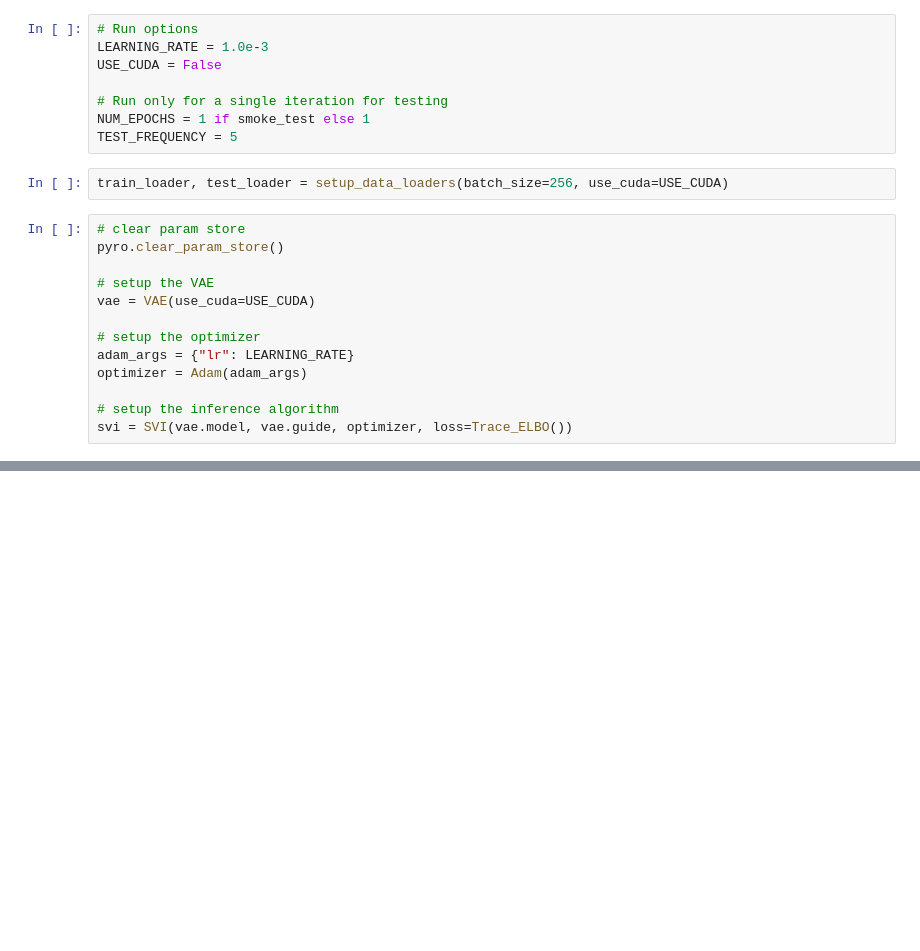
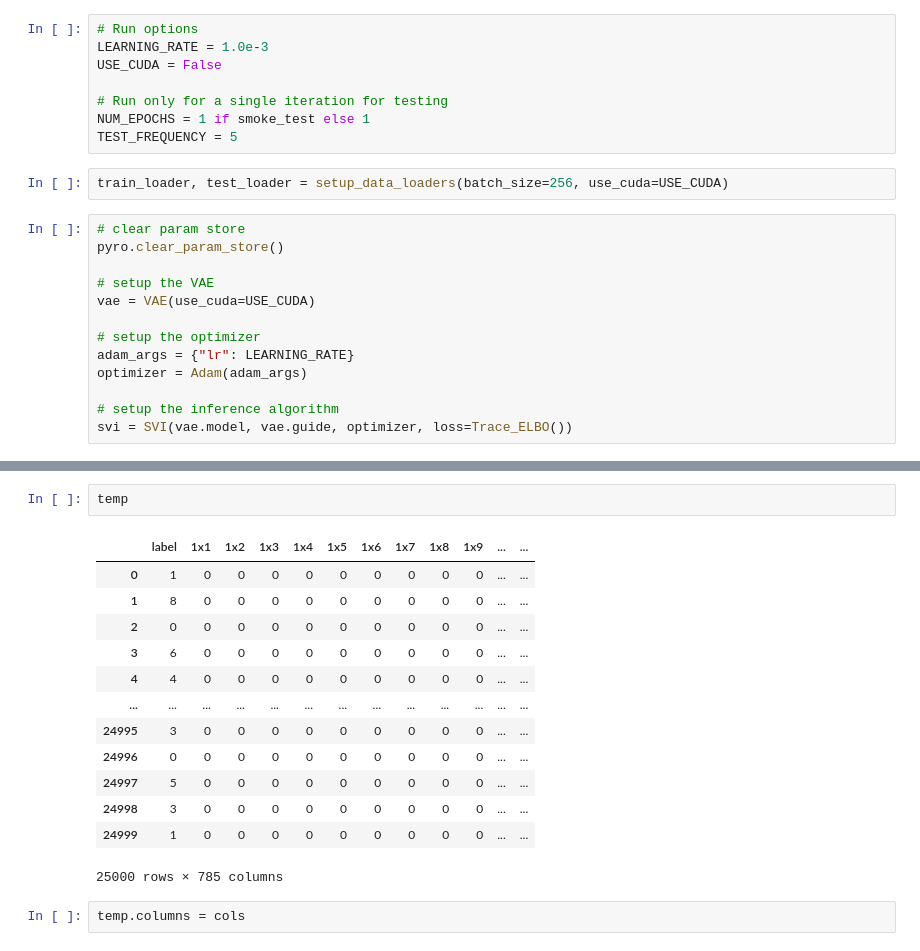
Before and after one commit to prasadshreyas/CS7290-Causal-ML-PyTorch, a Jupyter notebook: TMNIST_MNIST_Variational_Autoencoders.ipynb, the cells around one changed output, grey strips where cells are left out. Saved outputs shown, nothing was run; the diff lists cells and outputs as text; blank space fills up the shorter version.

```diff
--- a/TMNIST_MNIST_Variational_Autoencoders.ipynb
+++ b/TMNIST_MNIST_Variational_Autoencoders.ipynb
@@ -350,0 +457,18 @@ Label: 5
+# %%
+temp
+# %% [output]
+|  | label | 1x1 | 1x2 | 1x3 | 1x4 | 1x5 | 1x6 | 1x7 | 1x8 | 1x9 | ... | ... |
+| 0 | 1 | 0 | 0 | 0 | 0 | 0 | 0 | 0 | 0 | 0 | ... | ... |
+| 1 | 8 | 0 | 0 | 0 | 0 | 0 | 0 | 0 | 0 | 0 | ... | ... |
+| 2 | 0 | 0 | 0 | 0 | 0 | 0 | 0 | 0 | 0 | 0 | ... | ... |
+| 3 | 6 | 0 | 0 | 0 | 0 | 0 | 0 | 0 | 0 | 0 | ... | ... |
+| 4 | 4 | 0 | 0 | 0 | 0 | 0 | 0 | 0 | 0 | 0 | ... | ... |
+| ... | ... | ... | ... | ... | ... | ... | ... | ... | ... | ... | ... | ... |
+| 24995 | 3 | 0 | 0 | 0 | 0 | 0 | 0 | 0 | 0 | 0 | ... | ... |
+| 24996 | 0 | 0 | 0 | 0 | 0 | 0 | 0 | 0 | 0 | 0 | ... | ... |
+| 24997 | 5 | 0 | 0 | 0 | 0 | 0 | 0 | 0 | 0 | 0 | ... | ... |
+| 24998 | 3 | 0 | 0 | 0 | 0 | 0 | 0 | 0 | 0 | 0 | ... | ... |
+| 24999 | 1 | 0 | 0 | 0 | 0 | 0 | 0 | 0 | 0 | 0 | ... | ... |
+25000 rows × 785 columns
+# %%
+temp.columns = cols
```
Also changed, not shown: parts of 53 cells of this notebook.
